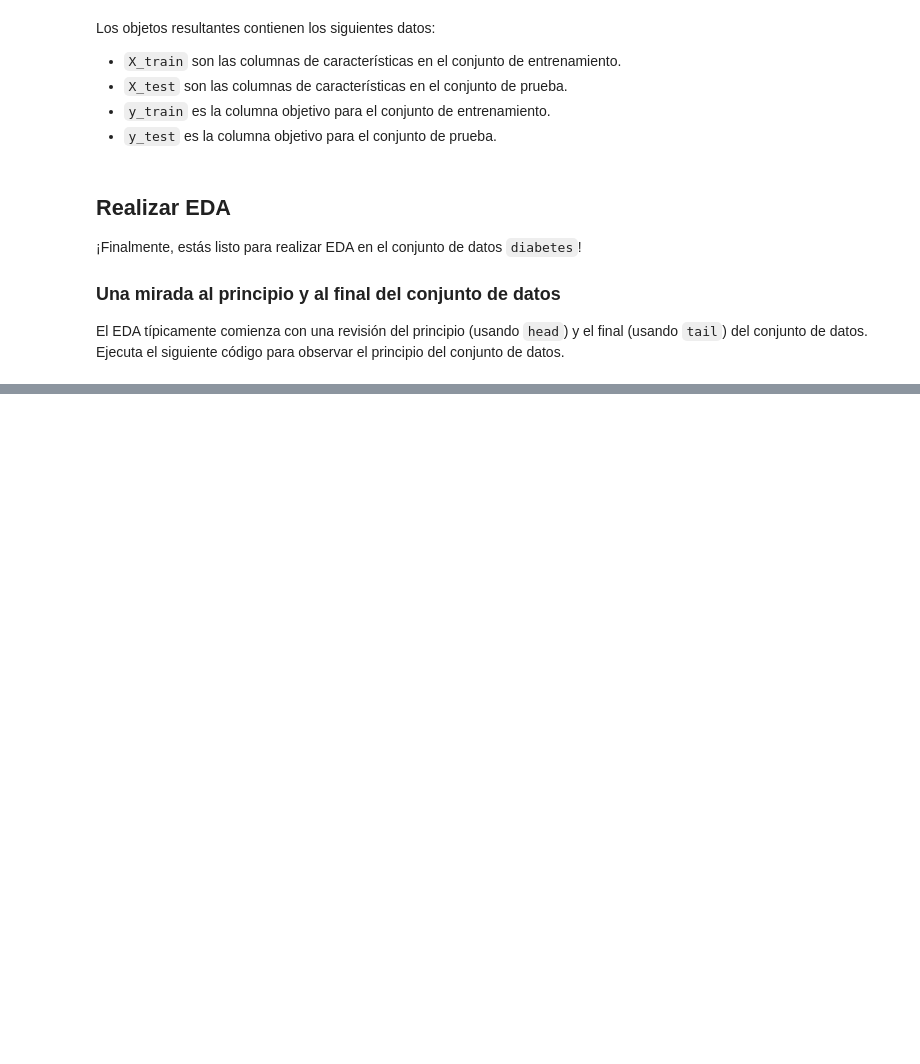
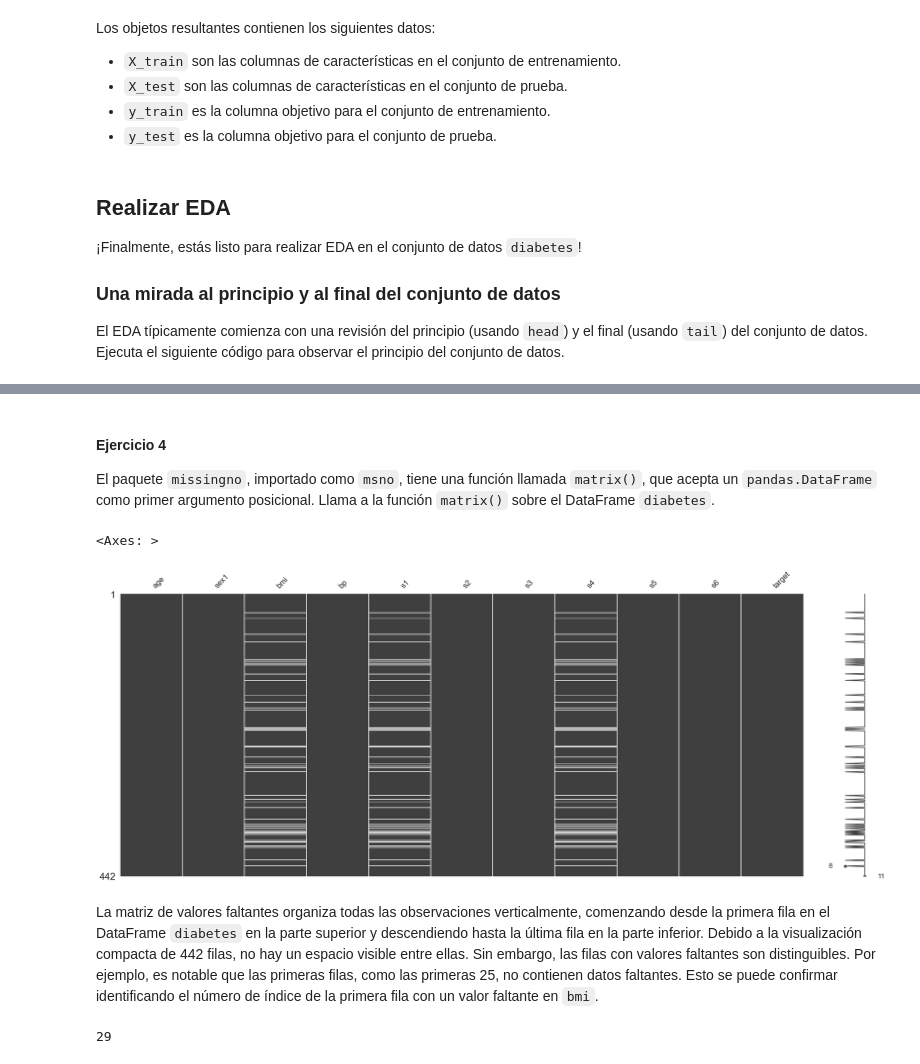
Before and after one commit to reivincitot/Cursos-IBM, a Jupyter notebook: Exploratory Data Analysis (EDA) for Data Science and ML/Exploratory Data Analysis (EDA) for data science and ML.ipynb, the cells around one changed output, grey strips where cells are left out. Saved outputs shown, nothing was run; the diff lists cells and outputs as text; code cells hidden in the pictures; blank space fills up the shorter version.

Commit message:
Avances del curso de exploration data analysis

```diff
--- a/Exploratory Data Analysis (EDA) for Data Science and ML/Exploratory Data Analysis (EDA) for data science and ML.ipynb
+++ b/Exploratory Data Analysis (EDA) for Data Science and ML/Exploratory Data Analysis (EDA) for data science and ML.ipynb
@@ -347,0 +433,15 @@ El EDA típicamente comienza con una revisión del principio (usando `head`) y e
+# %% [markdown]
+#### Ejercicio 4
+
+El paquete `missingno`, importado como `msno`, tiene una función llamada `matrix()`, que acepta un `pandas.DataFrame` como primer argumento posicional. Llama a la función `matrix()` sobre el DataFrame `diabetes`.
+# %%
+msno.matrix(diabetes)
+# %% [output]
+<Axes: >
+[figure, added]
+# %% [markdown]
+La matriz de valores faltantes organiza todas las observaciones verticalmente, comenzando desde la primera fila en el DataFrame `diabetes` en la parte superior y descendiendo hasta la última fila en la parte inferior. Debido a la visualización compacta de 442 filas, no hay un espacio visible entre ellas. Sin embargo, las filas con valores faltantes son distinguibles. Por ejemplo, es notable que las primeras filas, como las primeras 25, no contienen datos faltantes. Esto se puede confirmar identificando el número de índice de la primera fila con un valor faltante en `bmi`.
+# %%
+diabetes.index[diabetes['bmi'].isna()][0]
+# %% [output]
+29
```
Also changed, not shown: parts of 28 cells of this notebook, 1 other file.
